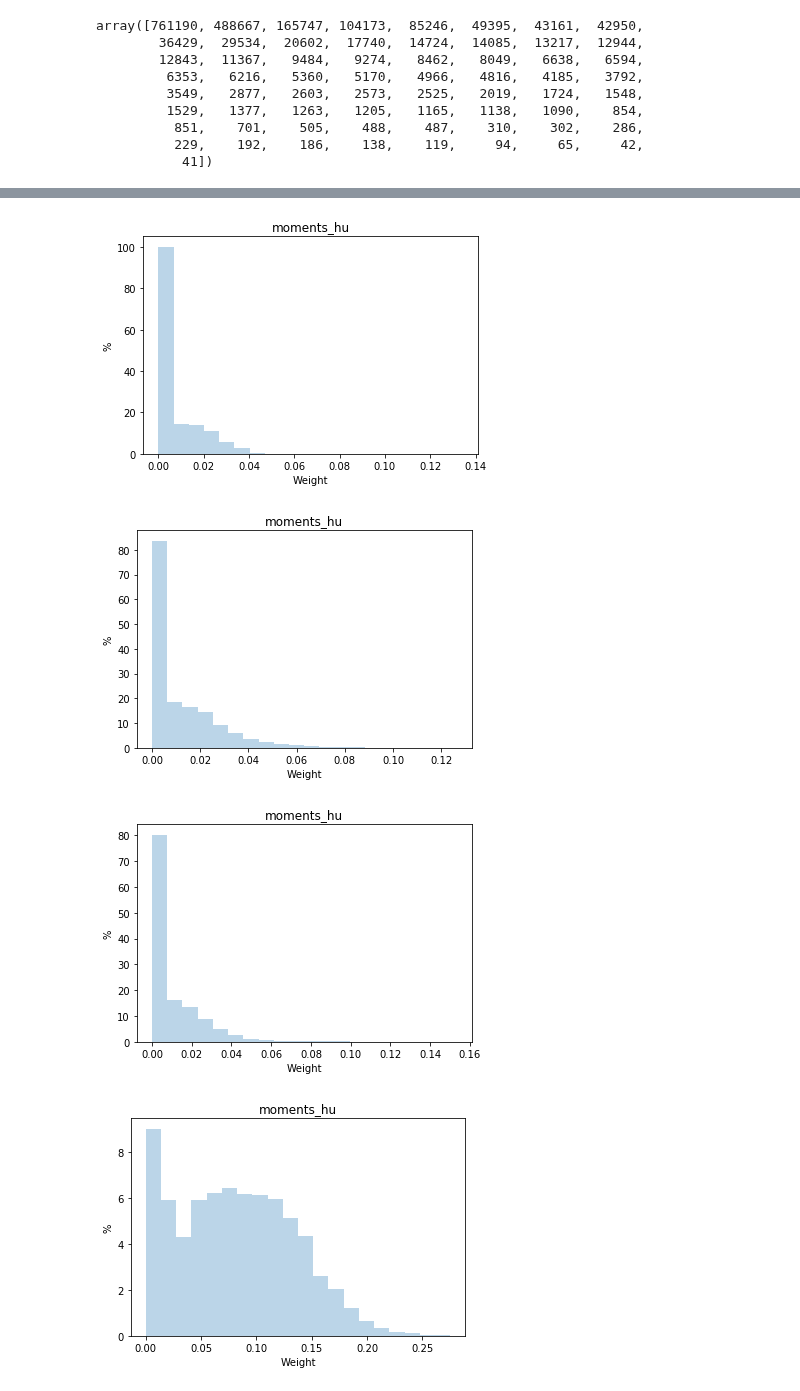
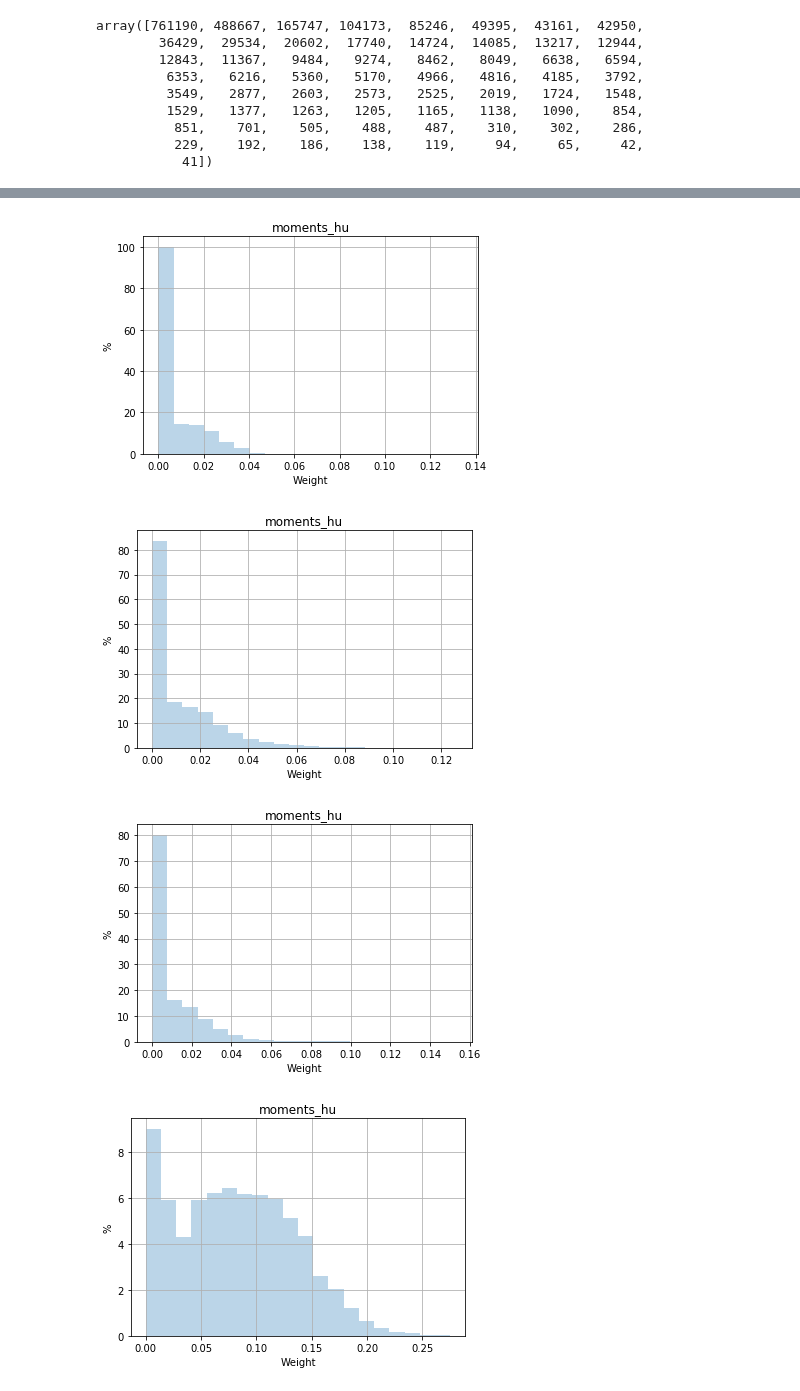
Before and after one commit to xiangjiph/MouseBrainAtlas, a Jupyter notebook: XJ/Blob_detection_v3.5(Typical vs. RandomSelected Area_only).ipynb, the cells around one changed output, grey strips where cells are left out. Drawn from its saved outputs; the diff is of its cells as text; code cells hidden in the pictures.

```diff
--- a/XJ/Blob_detection_v3.5(Typical vs. RandomSelected Area_only).ipynb
+++ b/XJ/Blob_detection_v3.5(Typical vs. RandomSelected Area_only).ipynb
@@ -689,4 +707,5 @@ for tempIdx in range(10):
     plt.title(tempTitle[tempIdx])
     plt.xlabel('Weight')
     plt.ylabel('%')
+    plt.grid()
 # %% [output]
@@ -698,4 +717,4 @@ for tempIdx in range(10):
-[figure, old version]
+[figure, new version]
-[figure, old version]
+[figure, new version]
-[figure, old version]
+[figure, new version]
-[figure, old version]
+[figure, new version]
```
Also changed, not shown: parts of 6 cells of this notebook, 3 other files.
